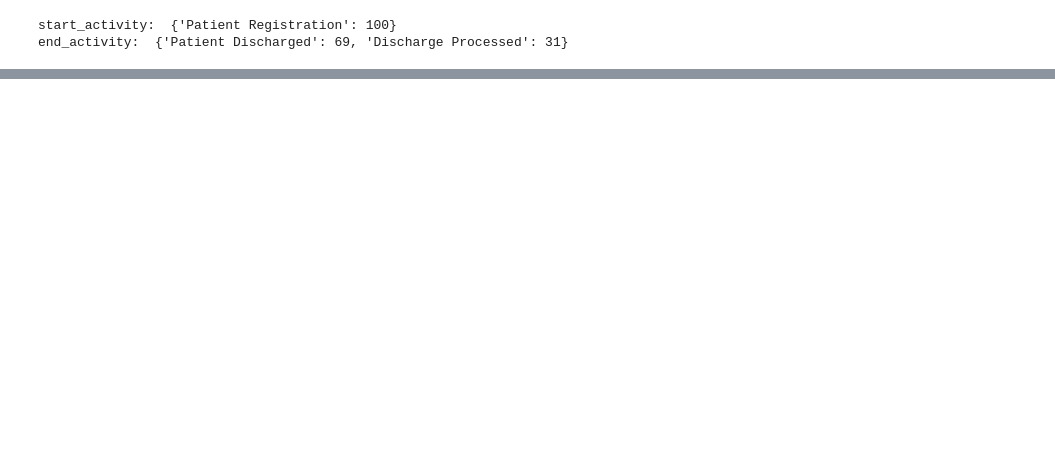
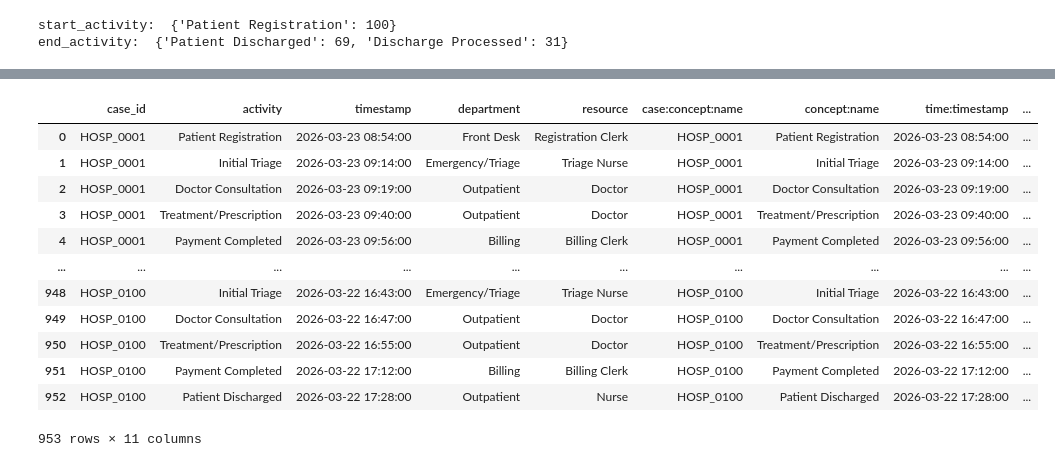
Before and after one commit to raghumiyargmailcom/care-flow---clinical-path-way-process-minimg, a Jupyter notebook: notebook/pm4py_work.ipynb, the cells around one changed output, grey strips where cells are left out. Cells and saved outputs as stored; diff of their text form; code cells hidden in the pictures; blank space fills up the shorter version.

```diff
--- a/notebook/pm4py_work.ipynb
+++ b/notebook/pm4py_work.ipynb
@@ -105,0 +127,2 @@ ExecutableNotFound: failed to execute WindowsPath('dot'), make sure the Graphviz
+# %%
+df['next_activity_time'] = df.groupby('case_id')['timestamp'].shift(-1)
@@ -105,0 +163,22 @@ ExecutableNotFound: failed to execute WindowsPath('dot'), make sure the Graphviz
+# %%
+df['next_activity_time'] = pd.to_datetime(df['next_activity_time'])
+# %%
+df['timestamp'] = pd.to_datetime(df['timestamp'])
+# %%
+df['waiting_time'] = (df['next_activity_time'] - df['timestamp']).dt.total_seconds()/60
+# %%
+df
+# %% [output]
+|  | case_id | activity | timestamp | department | resource | case:concept:name | concept:name | time:timestamp | ... |
+| 0 | HOSP_0001 | Patient Registration | 2026-03-23 08:54:00 | Front Desk | Registration Clerk | HOSP_0001 | Patient Registration | 2026-03-23 08:54:00 | ... |
+| 1 | HOSP_0001 | Initial Triage | 2026-03-23 09:14:00 | Emergency/Triage | Triage Nurse | HOSP_0001 | Initial Triage | 2026-03-23 09:14:00 | ... |
+| 2 | HOSP_0001 | Doctor Consultation | 2026-03-23 09:19:00 | Outpatient | Doctor | HOSP_0001 | Doctor Consultation | 2026-03-23 09:19:00 | ... |
+| 3 | HOSP_0001 | Treatment/Prescription | 2026-03-23 09:40:00 | Outpatient | Doctor | HOSP_0001 | Treatment/Prescription | 2026-03-23 09:40:00 | ... |
+| 4 | HOSP_0001 | Payment Completed | 2026-03-23 09:56:00 | Billing | Billing Clerk | HOSP_0001 | Payment Completed | 2026-03-23 09:56:00 | ... |
+| ... | ... | ... | ... | ... | ... | ... | ... | ... | ... |
+| 948 | HOSP_0100 | Initial Triage | 2026-03-22 16:43:00 | Emergency/Triage | Triage Nurse | HOSP_0100 | Initial Triage | 2026-03-22 16:43:00 | ... |
+| 949 | HOSP_0100 | Doctor Consultation | 2026-03-22 16:47:00 | Outpatient | Doctor | HOSP_0100 | Doctor Consultation | 2026-03-22 16:47:00 | ... |
+| 950 | HOSP_0100 | Treatment/Prescription | 2026-03-22 16:55:00 | Outpatient | Doctor | HOSP_0100 | Treatment/Prescription | 2026-03-22 16:55:00 | ... |
+| 951 | HOSP_0100 | Payment Completed | 2026-03-22 17:12:00 | Billing | Billing Clerk | HOSP_0100 | Payment Completed | 2026-03-22 17:12:00 | ... |
+| 952 | HOSP_0100 | Patient Discharged | 2026-03-22 17:28:00 | Outpatient | Nurse | HOSP_0100 | Patient Discharged | 2026-03-22 17:28:00 | ... |
+953 rows × 11 columns
```
Also changed, not shown: parts of 12 cells of this notebook.
